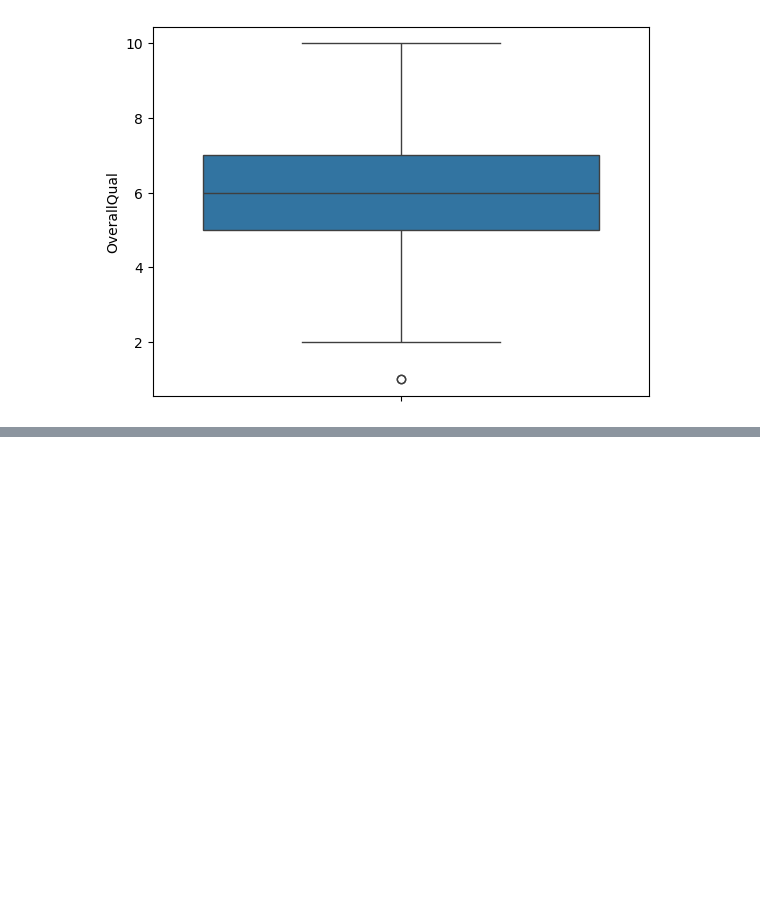
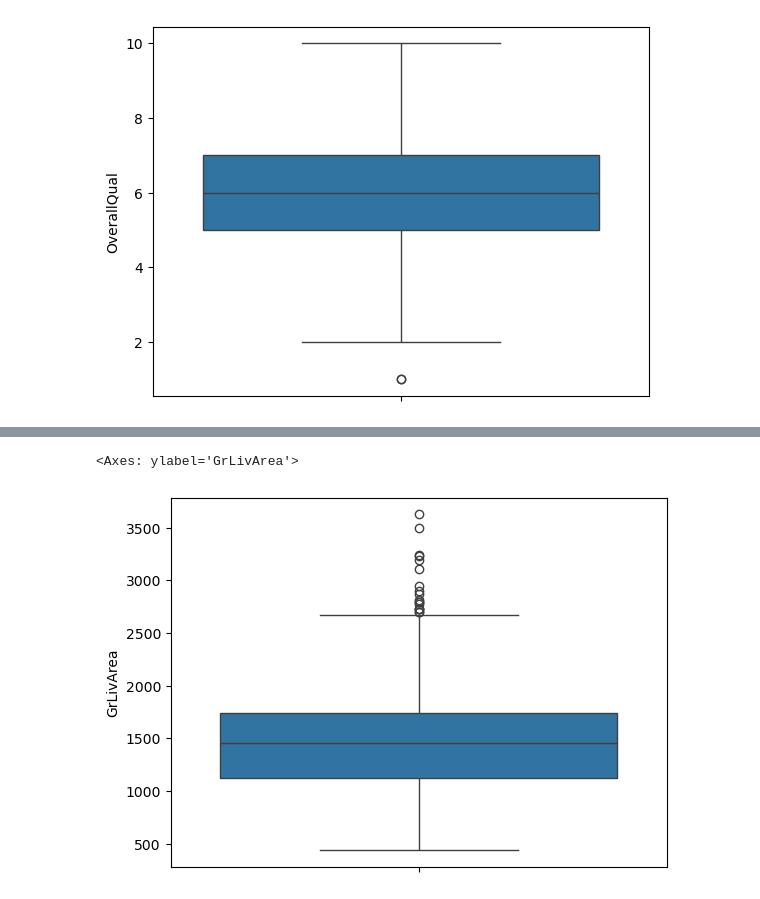
Before and after one commit to geoduin/HousePricePredictor, a Jupyter notebook: data_science_challenge.ipynb, the cells around one changed output, grey strips where cells are left out. Saved outputs shown, nothing was run; the diff lists cells and outputs as text; code cells hidden in the pictures; blank space fills up the shorter version.

Commit message:
Preperation af.

```diff
--- a/data_science_challenge.ipynb
+++ b/data_science_challenge.ipynb
@@ -505,0 +501,20 @@ ValueError: Columns must be same length as key
+# %%
+# cleaned_data = remove_outliers(train_data_prep)
+# Zal later vervangen moeten worden met een methode uit de data preperation python bestand.
+def remove_outliers2(df: DataFrame):
+    # Outliers verwijderen, mits het aantal niet te groot is.
+    clean_liv_area_filter = df["GrLivArea"] < 4000
+    cleaned_grlive = df[clean_liv_area_filter]
+
+    # OverallQuality
+    clean_overall_quality_filter = cleaned_grlive["OverallQual"] > 1
+    clean_quality = cleaned_grlive[clean_overall_quality_filter]
+
+    # TotRms
+    clean_totRms_filter = clean_quality["TotRmsAbvGrd"] < 11
+    clean_data = clean_quality[clean_totRms_filter]
+
+    return clean_data
+cleaned_data = remove_outliers2(train_data_prep)
+
+cleaned_data.info()
@@ -505,0 +539,5 @@ ValueError: Columns must be same length as key
+# %%
+sns.boxplot(cleaned_data["GrLivArea"])
+# %% [output]
+<Axes: ylabel='GrLivArea'>
+[figure, added]
```
Also changed, not shown: parts of 5 cells of this notebook, 1 other file.
